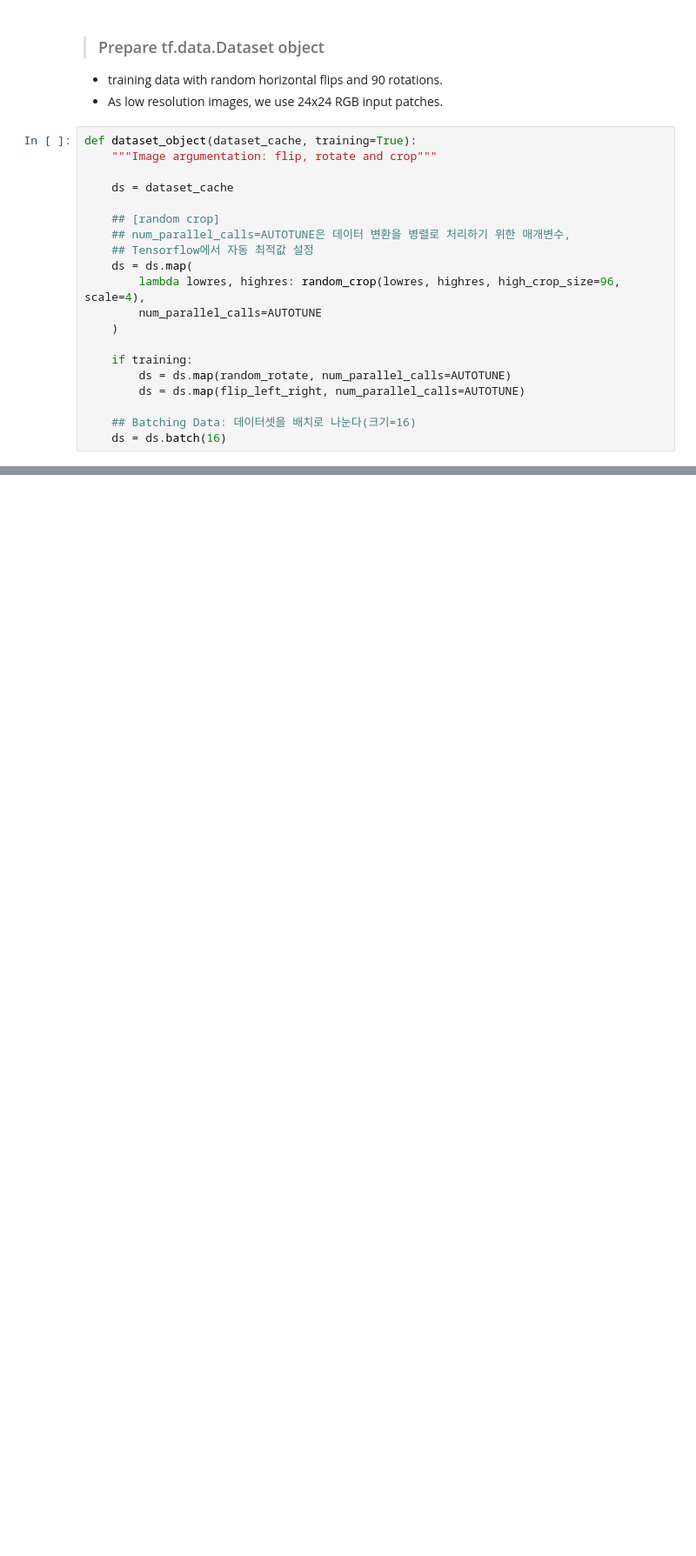
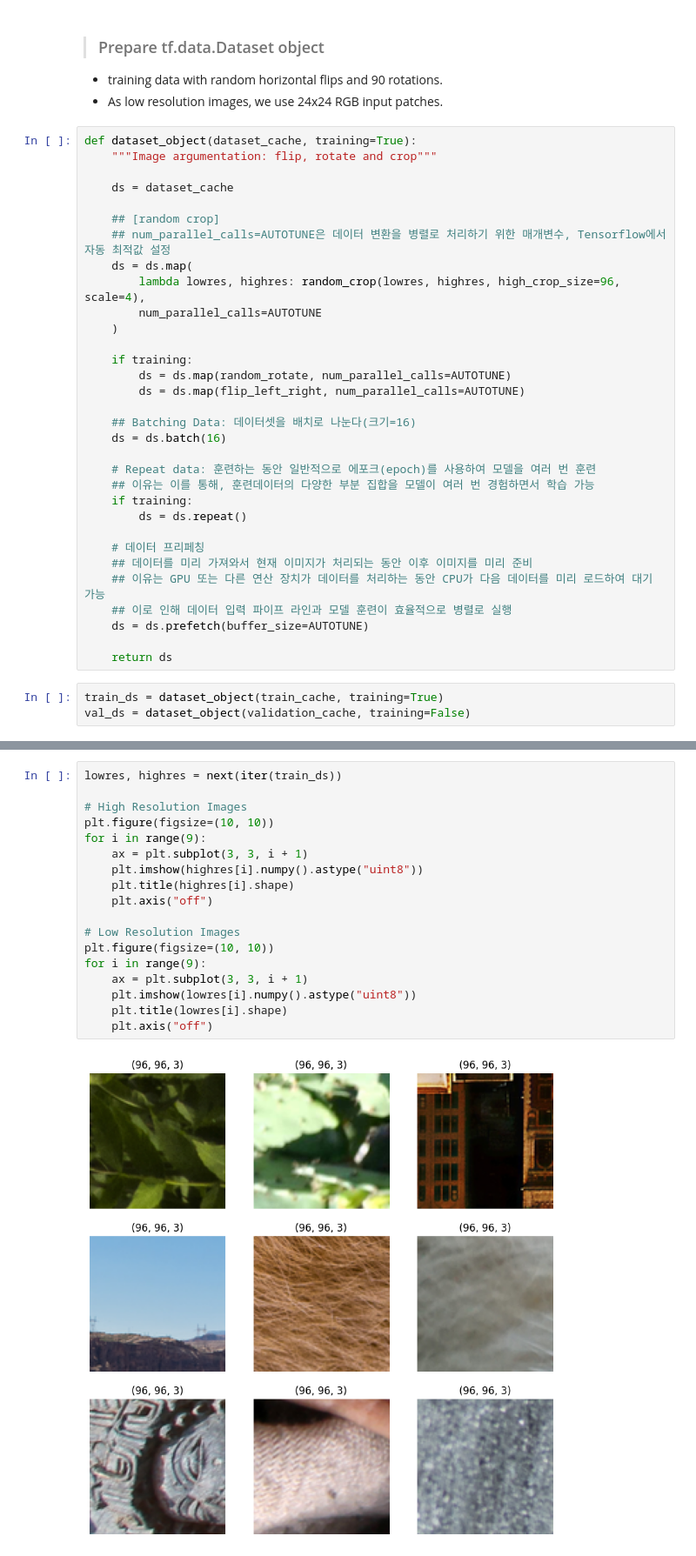
Before and after one commit to Hot-KimChi/ML_DL_study, a Jupyter notebook: 8_Keras_web/3_ESDR/ESDR.ipynb, the cells around one changed output, grey strips where cells are left out. Shown at 87% size. Cells and saved outputs as stored; diff of their text form; blank space fills up the shorter version.

Commit message:
update visualize the data

```diff
--- a/8_Keras_web/3_ESDR/ESDR.ipynb
+++ b/8_Keras_web/3_ESDR/ESDR.ipynb
@@ -102,8 +99,7 @@ def dataset_object(dataset_cache, training=True):
     ds = dataset_cache
 
     ## [random crop]
-    ## num_parallel_calls=AUTOTUNE은 데이터 변환을 병렬로 처리하기 위한 매개변수,
-    ## Tensorflow에서 자동 최적값 설정
+    ## num_parallel_calls=AUTOTUNE은 데이터 변환을 병렬로 처리하기 위한 매개변수, Tensorflow에서 자동 최적값 설정
     ds = ds.map(
         lambda lowres, highres: random_crop(lowres, highres, high_crop_size=96, scale=4),
         num_parallel_calls=AUTOTUNE
@@ -115,3 +111,19 @@ def dataset_object(dataset_cache, training=True):
 
     ## Batching Data: 데이터셋을 배치로 나눈다(크기=16)
     ds = ds.batch(16)
+
+    # Repeat data: 훈련하는 동안 일반적으로 에포크(epoch)를 사용하여 모델을 여러 번 훈련
+    ## 이유는 이를 통해, 훈련데이터의 다양한 부분 집합을 모델이 여러 번 경험하면서 학습 가능
+    if training:
+        ds = ds.repeat()
+
+    # 데이터 프리페칭
+    ## 데이터를 미리 가져와서 현재 이미지가 처리되는 동안 이후 이미지를 미리 준비
+    ## 이유는 GPU 또는 다른 연산 장치가 데이터를 처리하는 동안 CPU가 다음 데이터를 미리 로드하여 대기 가능
+    ## 이로 인해 데이터 입력 파이프 라인과 모델 훈련이 효율적으로 병렬로 실행
+    ds = ds.prefetch(buffer_size=AUTOTUNE)
+
+    return ds
+# %%
+train_ds = dataset_object(train_cache, training=True)
+val_ds = dataset_object(validation_cache, training=False)
@@ -117,0 +135,20 @@ def dataset_object(dataset_cache, training=True):
+# %%
+lowres, highres = next(iter(train_ds))
+
+# High Resolution Images
+plt.figure(figsize=(10, 10))
+for i in range(9):
+    ax = plt.subplot(3, 3, i + 1)
+    plt.imshow(highres[i].numpy().astype("uint8"))
+    plt.title(highres[i].shape)
+    plt.axis("off")
+
+# Low Resolution Images
+plt.figure(figsize=(10, 10))
+for i in range(9):
+    ax = plt.subplot(3, 3, i + 1)
+    plt.imshow(lowres[i].numpy().astype("uint8"))
+    plt.title(lowres[i].shape)
+    plt.axis("off")
+# %% [output]
+[figure, added]
```
Also changed, not shown: parts of 4 cells of this notebook.
